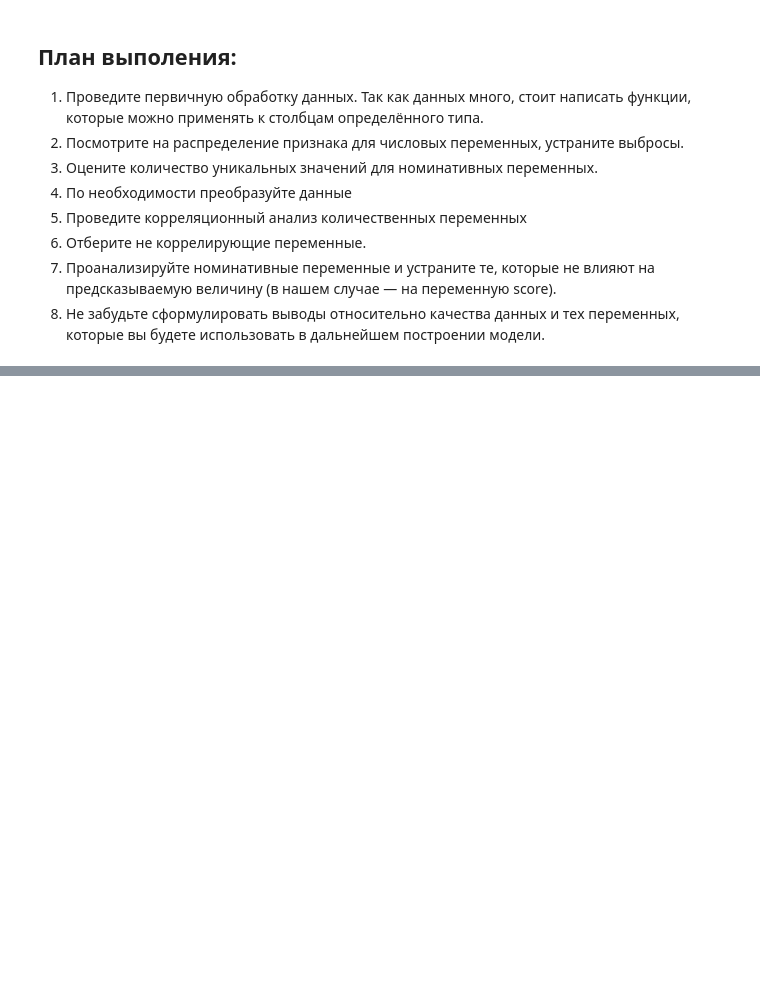
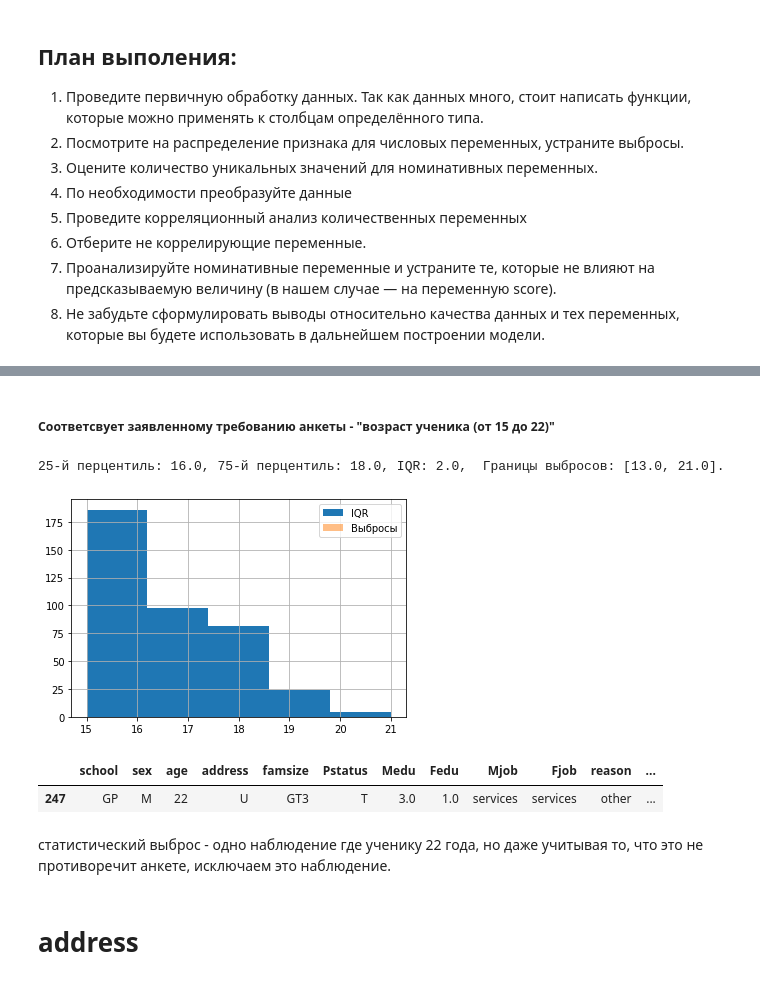
Before and after one commit to AlexSkripko/Skll_fact_repository, a Jupyter notebook: module_2/Project_2.ipynb, the cells around one changed output, grey strips where cells are left out. Drawn from its saved outputs; the diff is of its cells as text; code cells hidden in the pictures; blank space fills up the shorter version.

```diff
--- a/module_2/Project_2.ipynb
+++ b/module_2/Project_2.ipynb
@@ -20,0 +96,20 @@ stud.head(5)
+# %%
+# проверка на выбросы на вход col имя столбца , df - имя датафрейма
+
+def check_outs(col, df):
+
+    median = df[col].median()
+    IQR = df[col].quantile(0.75) - df[col].quantile(0.25)
+    perc25 = df[col].quantile(0.25)
+    perc75 = df[col].quantile(0.75)
+
+    print('25-й перцентиль: {},'.format(perc25), '75-й перцентиль: {},'.format(perc75),
+          "IQR: {}, ".format(IQR), "Границы выбросов: [{f}, {l}].".format(f=perc25 - 1.5*IQR, l=perc75 + 1.5*IQR))
+
+    df[col].loc[df[col].between(
+        perc25 - 1.5*IQR, perc75 + 1.5*IQR)].hist(bins=5, label='IQR')
+
+    df[col].loc[(df[col] > perc75 + 1.5*IQR) | (df[col] < perc25 - 1.5*IQR)].hist(
+        alpha=0.5, bins=5, range=(df[col].min(), df[col].max()), label='Выбросы')
+
+    plt.legend()
@@ -61,0 +209,14 @@ pandas_profiling.ProfileReport(stud)
+# %% [markdown]
+##### Соответсвует заявленному требованию анкеты -  "возраст ученика (от 15 до 22)"
+# %%
+check_outs('age',stud)
+# %% [output]
+25-й перцентиль: 16.0, 75-й перцентиль: 18.0, IQR: 2.0,  Границы выбросов: [13.0, 21.0].
+[figure, added]
+# %%
+stud[stud.age == 22]
+# %% [output]
+|  | school | sex | age | address | famsize | Pstatus | Medu | Fedu | Mjob | Fjob | reason | ... |
+| 247 | GP | M | 22 | U | GT3 | T | 3.0 | 1.0 | services | services | other | ... |
+# %% [markdown]
+статистический выброс - одно наблюдение где ученику 22 года, но даже учитывая то, что это не противоречит анкете, исключаем это наблюдение.
@@ -61,0 +225,2 @@ pandas_profiling.ProfileReport(stud)
+# %% [markdown]
+# address
```
Also changed, not shown: parts of 110 cells of this notebook.
